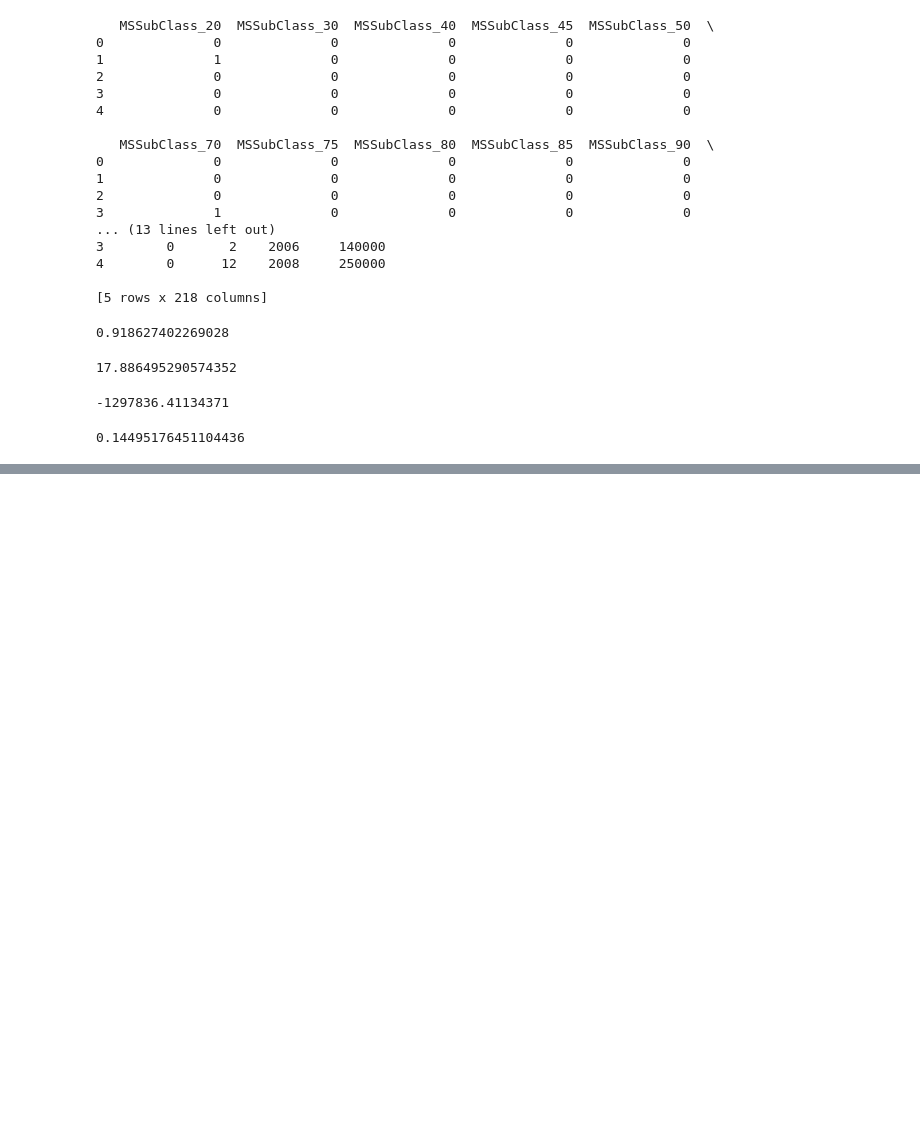
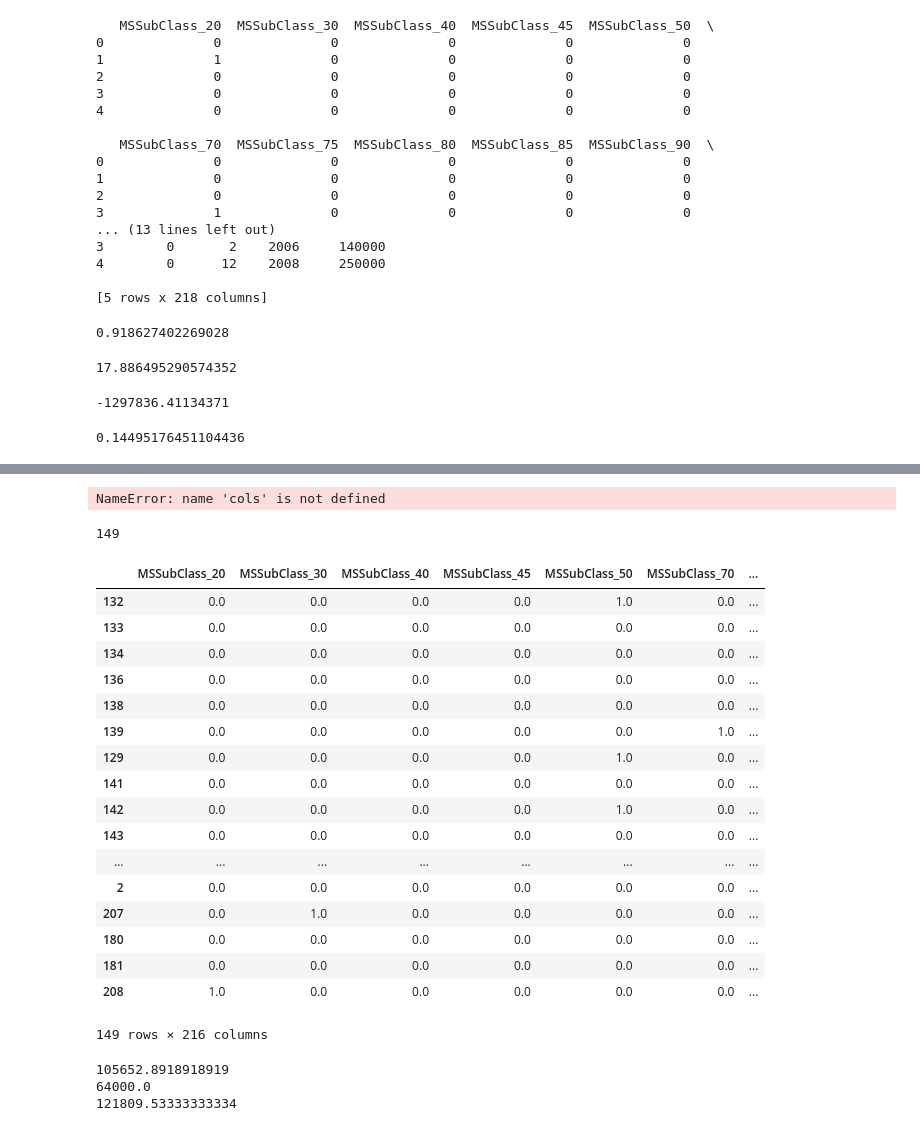
Before and after one commit to bgelly/Machine_Learning_Project_3, a Jupyter notebook: house-prices-advanced-regression-techniques/ridgeBennett/RidgeTestGelly-Copy1.ipynb, the cells around one changed output, grey strips where cells are left out. Drawn from its saved outputs; the diff is of its cells as text; code cells hidden in the pictures; blank space fills up the shorter version.

```diff
--- a/house-prices-advanced-regression-techniques/ridgeBennett/RidgeTestGelly-Copy1.ipynb
+++ b/house-prices-advanced-regression-techniques/ridgeBennett/RidgeTestGelly-Copy1.ipynb
@@ -8,7 +8,7 @@ import matplotlib.pyplot as plt
 from matplotlib.pylab import rcParams
 rcParams['figure.figsize'] = 12, 10
 
-path_to_file = "./project_3/house-prices-advanced-regression-techniques/noOutliers.csv"
+path_to_file = "../noOutliers.csv"
 dataProj = pd.read_csv(path_to_file)
 print(dataProj.head())
 dataProj = dataProj.drop(['Id'], axis = 1)
@@ -227,0 +313,31 @@ array([[0., 0., 0., ..., 0., 0., 0.],
+# %%
+X1_test[cols[variables]]
+# %% [output]
+NameError: name 'cols' is not defined
+# %%
+labels=[132, 133, 134, 136, 138, 139, 129, 141, 142, 143, 123, 124, 125, 113, 114, 115, 118, 119, 120, 121, 152, 153, 154, 155, 156, 157, 158, 159, 160, 161, 162, 163, 164, 165, 166, 167, 169, 170, 171, 173, 174, 175, 20, 21, 23, 24, 26, 27, 28, 29, 30, 31, 33, 34, 5, 6, 7, 8, 107, 108, 189, 190, 191, 193, 182, 183, 184, 185, 186, 187, 188, 44, 45, 46, 47, 50, 53, 55, 56, 57, 58, 59, 60, 61, 62, 63, 64, 65, 66, 67, 68, 69, 71, 146, 147, 149, 78, 80, 81, 82, 99, 100, 101, 102, 103, 90, 91, 92, 93, 94, 95, 199, 200, 201, 202, 203, 204, 205, 206, 194, 195, 196, 197, 72, 73, 74, 75, 35, 36, 37, 38, 39, 3, 145, 12, 18, 126, 15, 16, 97, 77, 212, 176, 40, 2, 207, 180, 181, 208]
+# %%
+len(labels)
+# %% [output]
+149
+# %%
+X1_test.iloc[labels]
+# %% [output]
+|  | MSSubClass_20 | MSSubClass_30 | MSSubClass_40 | MSSubClass_45 | MSSubClass_50 | MSSubClass_70 | ... |
+| 132 | 0.0 | 0.0 | 0.0 | 0.0 | 1.0 | 0.0 | ... |
+| 133 | 0.0 | 0.0 | 0.0 | 0.0 | 0.0 | 0.0 | ... |
+| 134 | 0.0 | 0.0 | 0.0 | 0.0 | 0.0 | 0.0 | ... |
+| 136 | 0.0 | 0.0 | 0.0 | 0.0 | 0.0 | 0.0 | ... |
+| 138 | 0.0 | 0.0 | 0.0 | 0.0 | 0.0 | 0.0 | ... |
+| 139 | 0.0 | 0.0 | 0.0 | 0.0 | 0.0 | 1.0 | ... |
+| 129 | 0.0 | 0.0 | 0.0 | 0.0 | 1.0 | 0.0 | ... |
+| 141 | 0.0 | 0.0 | 0.0 | 0.0 | 0.0 | 0.0 | ... |
+| 142 | 0.0 | 0.0 | 0.0 | 0.0 | 1.0 | 0.0 | ... |
+| 143 | 0.0 | 0.0 | 0.0 | 0.0 | 0.0 | 0.0 | ... |
+| ... | ... | ... | ... | ... | ... | ... | ... |
+| 2 | 0.0 | 0.0 | 0.0 | 0.0 | 0.0 | 0.0 | ... |
+| 207 | 0.0 | 1.0 | 0.0 | 0.0 | 0.0 | 0.0 | ... |
+| 180 | 0.0 | 0.0 | 0.0 | 0.0 | 0.0 | 0.0 | ... |
+| 181 | 0.0 | 0.0 | 0.0 | 0.0 | 0.0 | 0.0 | ... |
+| 208 | 1.0 | 0.0 | 0.0 | 0.0 | 0.0 | 0.0 | ... |
+149 rows × 216 columns
@@ -227,0 +378,14 @@ array([[0., 0., 0., ..., 0., 0., 0.],
+# %%
+# LandSlope
+slope3 = dataProj[dataProj['BsmtCond'] == 3].SalePrice.mean()
+slope2 = dataProj[dataProj['BsmtCond'] == 2].SalePrice.mean()
+slope1 = dataProj[dataProj['BsmtCond'] == 1].SalePrice.mean()
+
+
+print(slope1)
+print(slope2)
+print(slope3)
+# %% [output]
+105652.8918918919
+64000.0
+121809.53333333334
```
Also changed, not shown: parts of 29 cells of this notebook, 2 other files.
